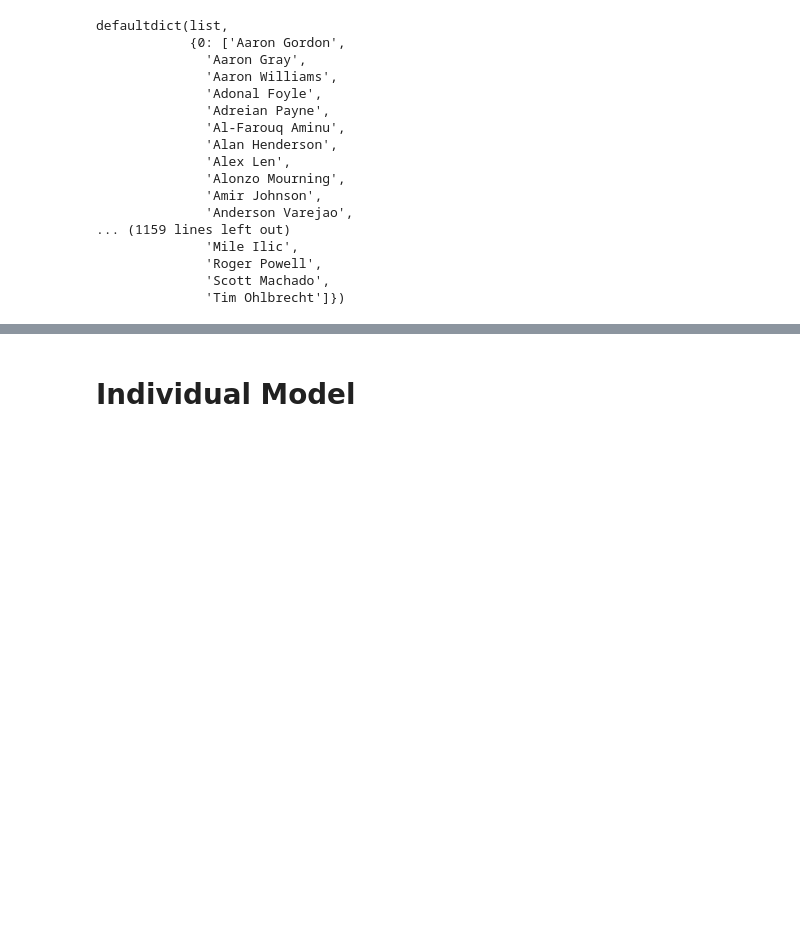
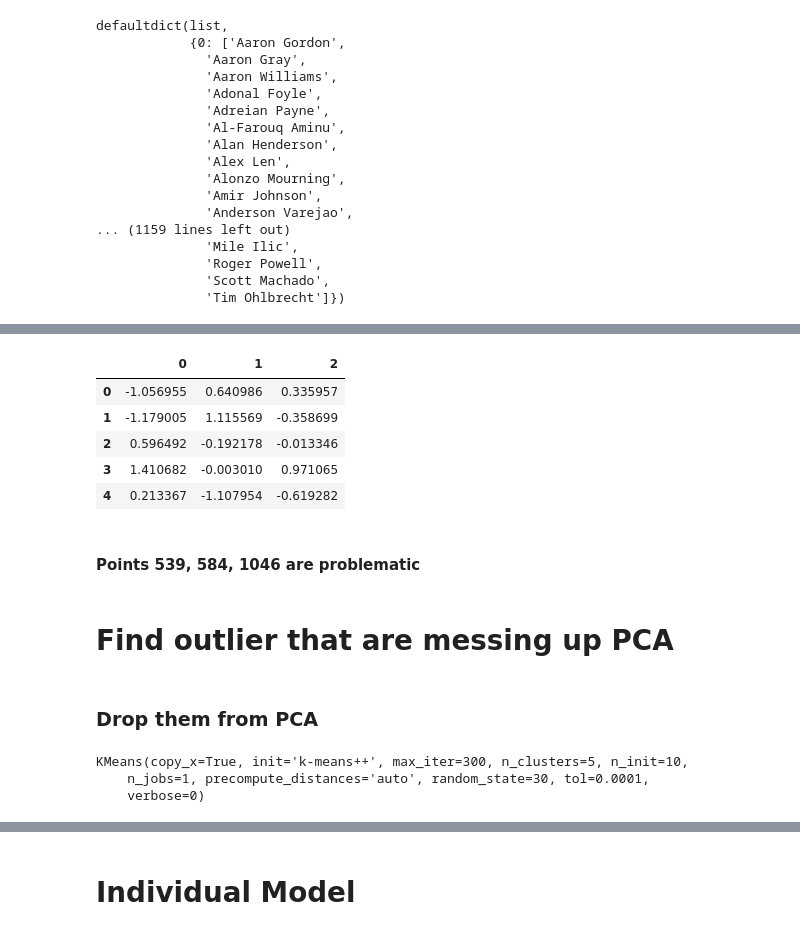
Before and after one commit to EricHPei/fantasy-score-predictor, a Jupyter notebook: score-predictor/src/Test.ipynb, the cells around one changed output, grey strips where cells are left out. Drawn from its saved outputs; the diff is of its cells as text; code cells hidden in the pictures; blank space fills up the shorter version.

Commit message:
recluster after outliers

```diff
--- a/score-predictor/src/Test.ipynb
+++ b/score-predictor/src/Test.ipynb
@@ -524,0 +526,15 @@ defaultdict(list,
+# %%
+mat.head()
+# %% [output]
+|  | 0 | 1 | 2 |
+| 0 | -1.056955 | 0.640986 | 0.335957 |
+| 1 | -1.179005 | 1.115569 | -0.358699 |
+| 2 | 0.596492 | -0.192178 | -0.013346 |
+| 3 | 1.410682 | -0.003010 | 0.971065 |
+| 4 | 0.213367 | -1.107954 | -0.619282 |
+# %% [markdown]
+#### Points 539, 584, 1046 are problematic
+# %% [markdown]
+# Find outlier that are messing up PCA
+# %% [markdown]
+### Drop them from PCA
@@ -524,0 +547,6 @@ defaultdict(list,
+# %%
+km.fit(mat_nout)
+# %% [output]
+KMeans(copy_x=True, init='k-means++', max_iter=300, n_clusters=5, n_init=10,
+    n_jobs=1, precompute_distances='auto', random_state=30, tol=0.0001,
+    verbose=0)
```
Also changed, not shown: parts of 19 cells of this notebook.
